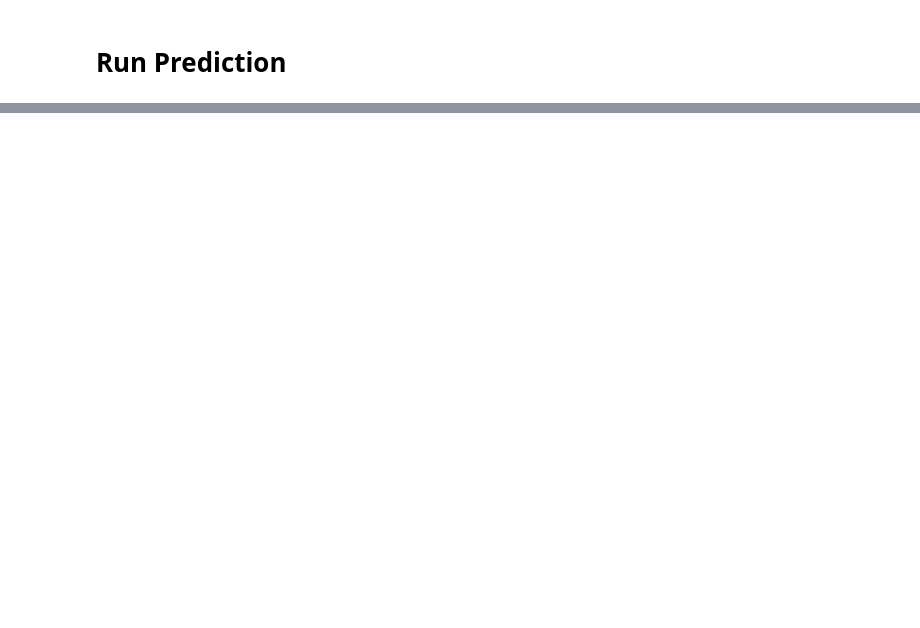
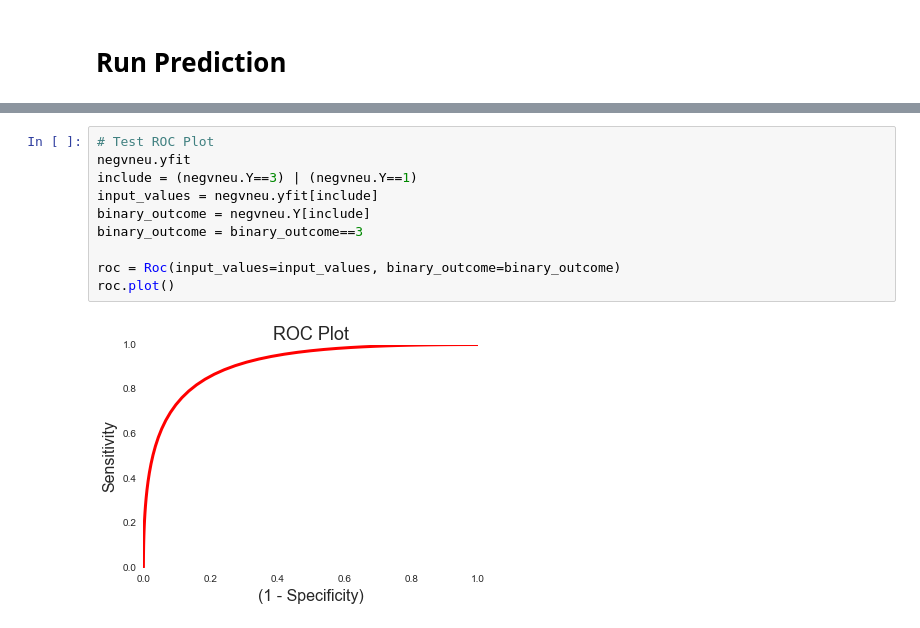
Before and after one commit to cosanlab/nltools, a Jupyter notebook: scripts/Neurolearn_Test_Script.ipynb, the cells around one changed output, grey strips where cells are left out. Saved outputs shown, nothing was run; the diff lists cells and outputs as text; blank space fills up the shorter version.

```diff
--- a/scripts/Neurolearn_Test_Script.ipynb
+++ b/scripts/Neurolearn_Test_Script.ipynb
@@ -80,0 +118,12 @@ Elapsed: 5.33 seconds
+# %%
+# Test ROC Plot
+negvneu.yfit
+include = (negvneu.Y==3) | (negvneu.Y==1)
+input_values = negvneu.yfit[include]
+binary_outcome = negvneu.Y[include]
+binary_outcome = binary_outcome==3
+
+roc = Roc(input_values=input_values, binary_outcome=binary_outcome)
+roc.plot()
+# %% [output]
+[figure, added]
```
Also changed, not shown: parts of 7 cells of this notebook, 5 other files.
